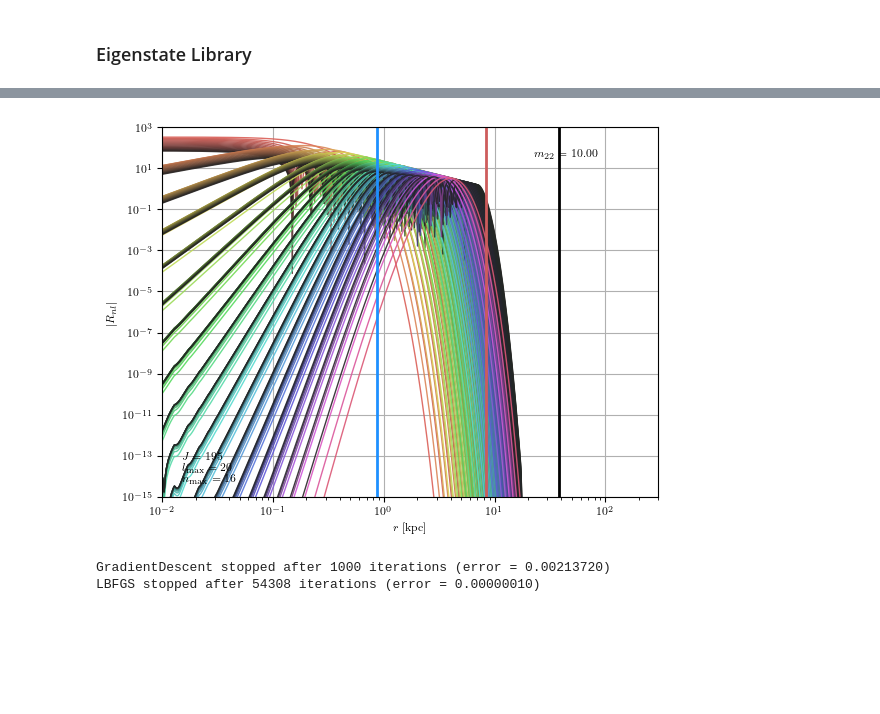
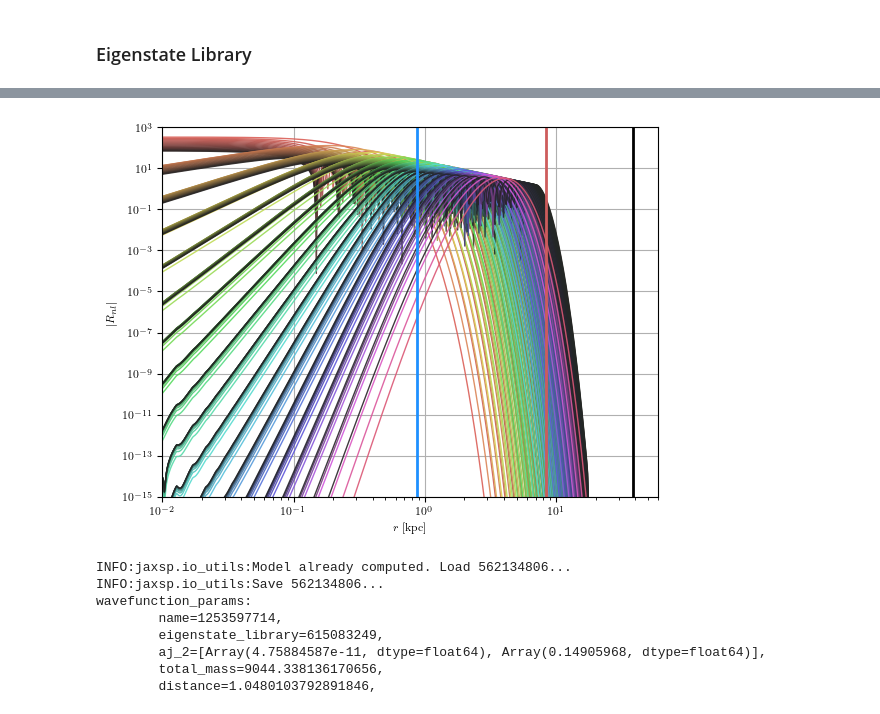
Before and after one commit to timzimm/jaxsp, a Jupyter notebook: examples/pipeline.ipynb, the cells around one changed output, grey strips where cells are left out. Cells and saved outputs as stored; diff of their text form; code cells hidden in the pictures; blank space fills up the shorter version.

```diff
--- a/examples/pipeline.ipynb
+++ b/examples/pipeline.ipynb
@@ -16,16 +28,16 @@ import jaxsp as jsp
 from jax.config import config
 config.update("jax_enable_x64", True)
 plt.style.use("./mnras.mplstyle")
-columnwidth = 244.0/72.27
-textwidth = 508.0/72.27
 
 logging.basicConfig(stream=sys.stdout, level=logging.INFO)
 
 data_dir = "../data/"
 cache_dir = "../data/cache"
 dsph = "LeoII"
+load_if_available=True
+save=True
 
-m22 = 100
+m22 = 10
 u = jsp.set_schroedinger_units(m22)
 # %%
 init_core_NFW_tides_params_from_chain = jax.vmap(jsp.init_core_NFW_tides_params_from_sample)
@@ -104,14 +124,21 @@ def init_potential_sample(k, potentials_params):
     return jsp.init_1d_interpolation_params(a=potentials_params.a[k],
                                             dx=potentials_params.dx[k],
                                             f=potentials_params.f[k])
+
 rmin = jnp.array([1e-3 * u.from_Kpc] * N_samples)
 N = 256
-potentials_params = jsp.load_or_compute_model(True,
+potentials_params = jsp.load_or_compute_model(load_if_available,
                                               cache_dir,
-                                              jsp.potential_params.compute_name,
+                                              jsp.potential_params.compute_name(densities_params, rmin,r999,N),
                                               init_potentials_params,
                                               densities_params,
                                               rmin, r999, N)
+if save:
+    jsp.save_model(cache_dir,
+                   potentials_params.compute_name(densities_params, rmin, r999, N),
+                   potentials_params
+                  )
+
 potential_params = jsp.potential_params(
     name=potentials_params.name[k],
     interpolation_params=jsp.interpolation_params(
@@ -182,4 +207,17 @@ plt.show()
 # %% [markdown]
 ### Eigenstate Library
 # %%
-lib = jsp.init_eigenstate_library(potential_params, r99[k], 4096)
+N = 4096
+lib = jsp.load_or_compute_model(
+    load_if_available,
+    cache_dir,
+    jsp.eigenstate_library.compute_name(potential_params, r99[k], N),
+    jsp.init_eigenstate_library,
+    potential_params, r99[k], N
+)
+if save:
+    jsp.save_model(cache_dir,
+                   lib.compute_name(potential_params, r99[k], N),
+                   lib
+    )
+print(lib)
@@ -196,44 +234,53 @@ wavefunction_params:
 # %%
-eval_eigenstates = jax.vmap(jax.vmap(jsp.eval_eigenstate, in_axes=(0,None)), in_axes=(None,0))
-R_j_r = eval_eigenstates(rr, lib.R_j_params)
+R_j_r = eigenstates(rr, lib.R_j_params)
 # %%
 fig, ax = plt.subplots()
 ax.set_xscale("log")
 ax.set_yscale("log")
 
 base_color = sns.color_palette("hls", int(max(lib.l_of_j))+1)
 colors = [sns.dark_palette(base, nc, reverse=True)
           for base, nc in zip(base_color, np.r_[np.diff(np.where(lib.n_of_j == 0)[0]),1])]
 
 ax.set_ylabel(r"$|R_{nl}|$")
-ax.text(0.04,0.1,rf"$J = {lib.J}$",
-           transform=ax.transAxes, ha="left")
-ax.text(0.04,0.07,rf"$l_\mathrm{{max}} = {int(max(lib.l_of_j))}$",
-           transform=ax.transAxes, ha="left")
-ax.text(0.04,0.04,rf"$n_\mathrm{{max}} = {int(max(lib.n_of_j))}$",
-           transform=ax.transAxes)
-ax.text(0.75,0.92,rf"$m_{{22}} = {m22:.2f}$",
-           transform=ax.transAxes, ha="left")
 for j in range(lib.J):
     l = int(lib.l_of_j[j])
     n = int(lib.n_of_j[j])
 
     ax.plot(rr * u.to_Kpc, np.abs(R_j_r[j,:]), color=colors[l][n], lw=1, alpha=0.9)
     #ax.plot(lib.R_j_params.x_j[j] * u.to_Kpc, jnp.abs(lib.R_j_params.f_j[j]),
     #        color=colors[l][n], lw=1, alpha=0.9)
 ax.axvline(x=r999[k] * u.to_Kpc, c="black", label=r"$r999$")
 ax.axvline(x=r99[k] * u.to_Kpc, c="indianred", label=r"$r99$")
 ax.axvline(x=density_params.rt * u.to_Kpc, c="dodgerblue", label=r"$r_t$")
 ax.set_xlabel(r"$r\; \mathrm{[kpc]}$")
 ax.set_ylim([1e-15, 1e3])
-ax.set_xlim([1e-2, 3e2])
+ax.set_xlim([1e-2, 6e1])
 plt.show()
 # %% [output]
-[figure, old version]
+[figure, new version]
 # %%
-wavefunction_params = jsp.init_wavefunction_params_least_square(lib,
-                                                                density_params,
-                                                                r99[k])
+wavefunction_params = jsp.load_or_compute_model(
+    load_if_available,
+    cache_dir,
+    jsp.wavefunction_params.compute_name(lib, densities_params, r99[k]),
+    jsp.init_wavefunction_params_least_square,
+    lib,
+    density_params,
+    r99[k]
+)
+if save:
+    jsp.save_model(cache_dir,
+                   wavefunction_params.compute_name(lib, densities_params, r99[k]),
+                   wavefunction_params
+    )
+print(wavefunction_params)
 # %% [output]
-GradientDescent stopped after 1000 iterations (error = 0.00213720)
-LBFGS stopped after 54308 iterations (error = 0.00000010)
+INFO:jaxsp.io_utils:Model already computed. Load 562134806...
+INFO:jaxsp.io_utils:Save 562134806...
+wavefunction_params:
+        name=1253597714,
+        eigenstate_library=615083249,
+        aj_2=[Array(4.75884587e-11, dtype=float64), Array(0.14905968, dtype=float64)],
+        total_mass=9044.338136170656,
+        distance=1.0480103792891846,
```
Also changed, not shown: parts of 16 cells of this notebook.
